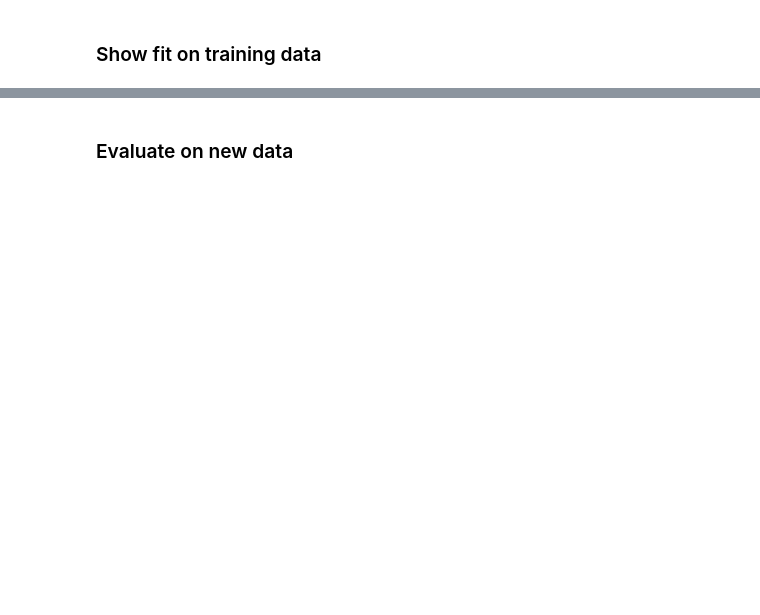
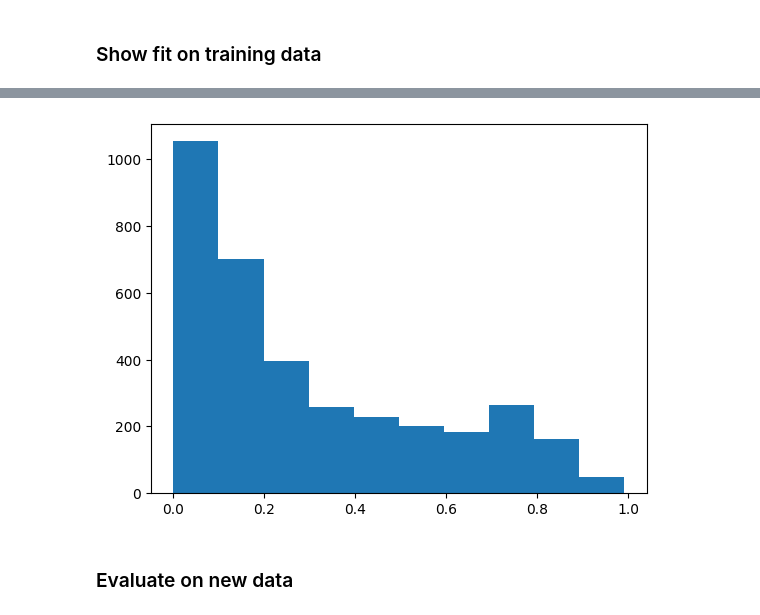
Before and after one commit to s-kganz/ForestLST, a Jupyter notebook: notebooks/build_preisler_nn.ipynb, the cells around one changed output, grey strips where cells are left out. Drawn from its saved outputs; the diff is of its cells as text; code cells hidden in the pictures; blank space fills up the shorter version.

```diff
--- a/notebooks/build_preisler_nn.ipynb
+++ b/notebooks/build_preisler_nn.ipynb
@@ -219,8 +225,18 @@ plt.show()
 # Reset weights
 model = build_preisler_model()
 
+# Metric to monitor class imbalance
+def pct_positive_cases(y_true, y_pred):
+    return tf.math.reduce_mean(y_true)
+
 model.compile(
-    loss=keras.losses.MeanSquaredLogarithmicError(),
+    loss="binary_crossentropy",
     optimizer=keras.optimizers.Adam(learning_rate=0.005),
-    weighted_metrics=[keras.metrics.RootMeanSquaredError()]
+    metrics=[
+        keras.metrics.Precision(),
+        keras.metrics.Recall(),
+        keras.metrics.AUC(),
+        pct_positive_cases
+    ],
+    weighted_metrics=[]
 )
@@ -254,2 +277,7 @@ plt.show()
+# %%
+plt.hist(y_train_hat)
+plt.show()
+# %% [output]
+[figure, added]
 # %% [markdown]
 ### Evaluate on new data
```
Also changed, not shown: parts of 27 cells of this notebook, 1 other file.
